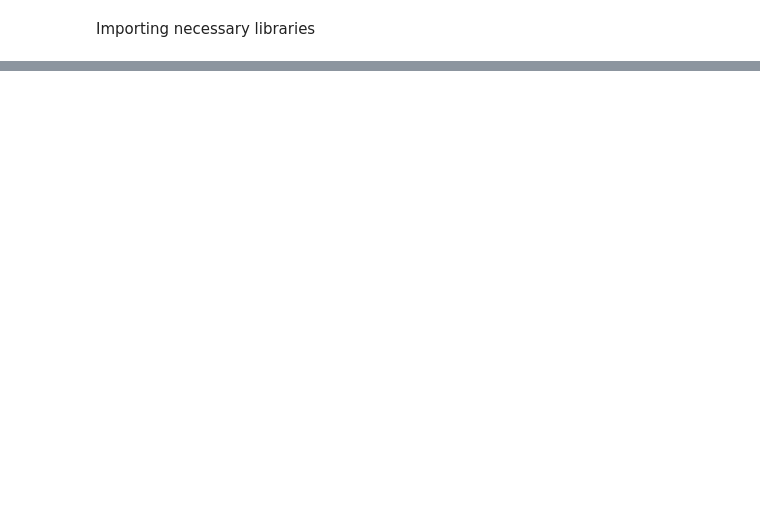
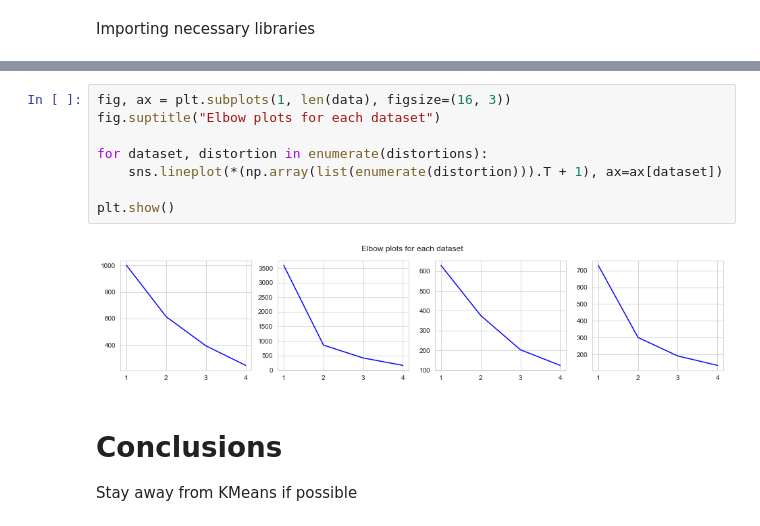
Before and after one commit to MovsisyanM/Clustering, a Jupyter notebook: KMeans.ipynb, the cells around one changed output, grey strips where cells are left out. Drawn from its saved outputs; the diff is of its cells as text; blank space fills up the shorter version.

```diff
--- a/KMeans.ipynb
+++ b/KMeans.ipynb
@@ -51,0 +67,14 @@ plot(model.fit_predict(x_uniform.T), x_uniform)
+# %%
+fig, ax = plt.subplots(1, len(data), figsize=(16, 3))
+fig.suptitle("Elbow plots for each dataset")
+
+for dataset, distortion in enumerate(distortions):
+    sns.lineplot(*(np.array(list(enumerate(distortion))).T + 1), ax=ax[dataset])
+
+plt.show()
+# %% [output]
+[figure, added]
+# %% [markdown]
+# Conclusions
+
+Stay away from KMeans if possible
```
Also changed, not shown: parts of 12 cells of this notebook.
